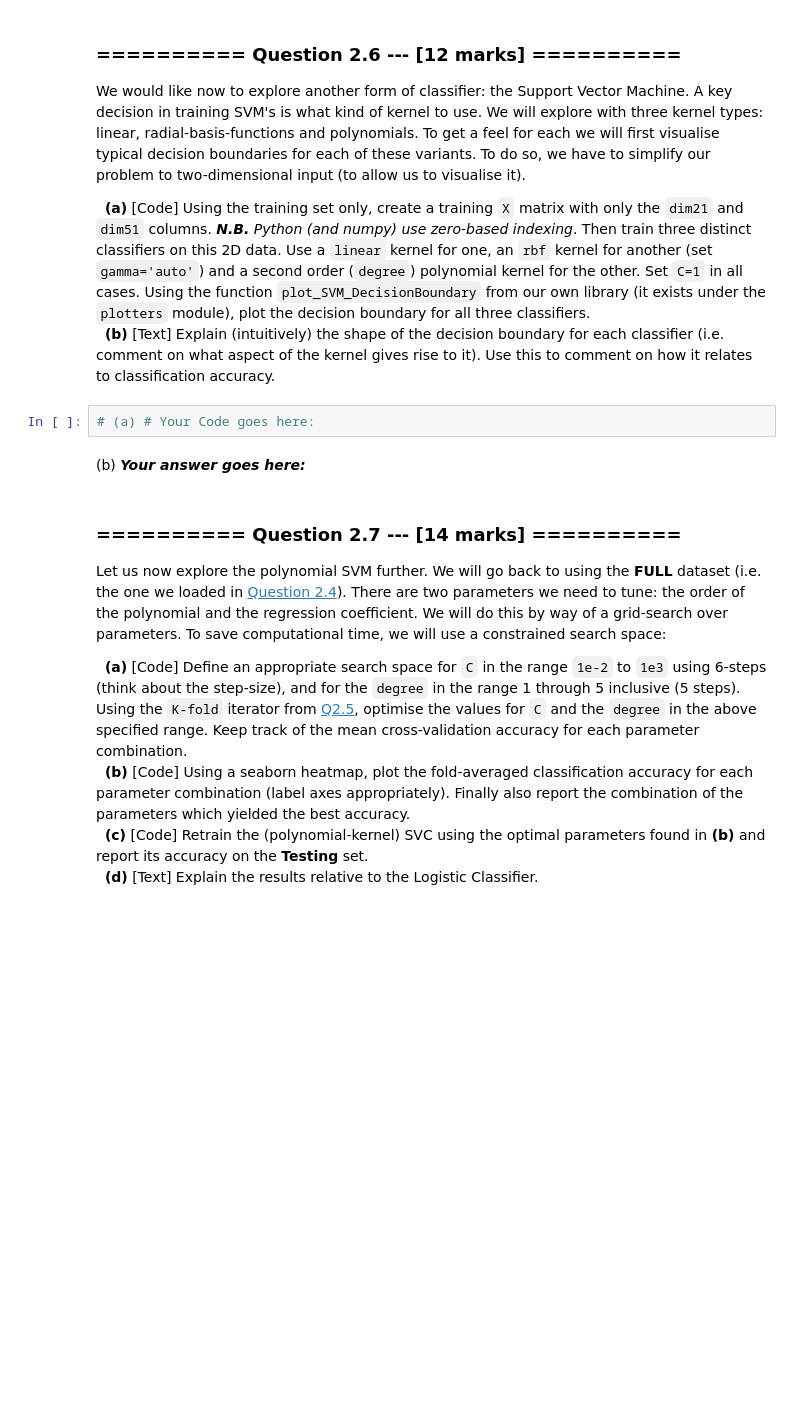
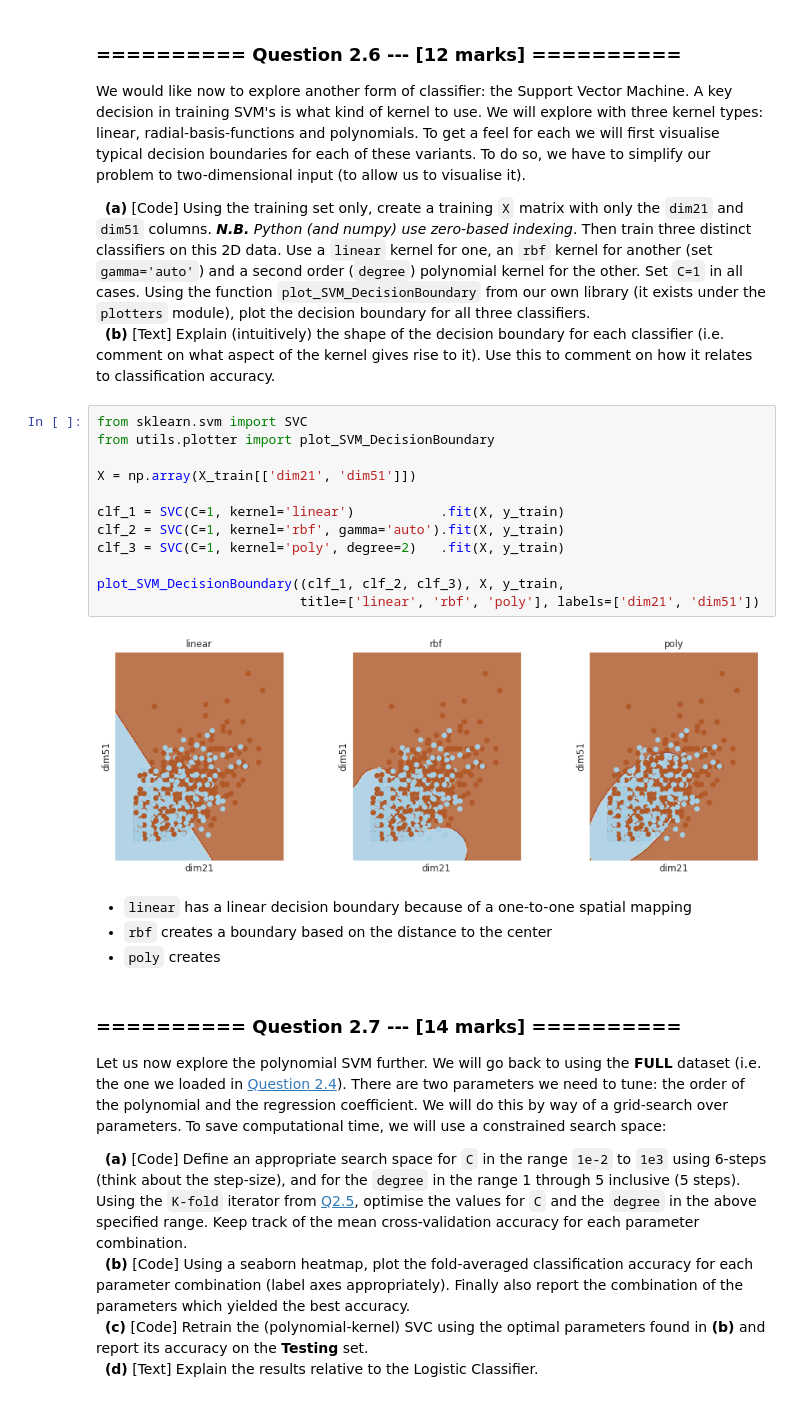
Before and after one commit to JMaio/iaml2018, a Jupyter notebook: Assignments/03_A_ObjectRecognition.ipynb, the cells around one changed output. Drawn from its saved outputs; the diff is of its cells as text; blank space fills up the shorter version.

```diff
--- a/Assignments/03_A_ObjectRecognition.ipynb
+++ b/Assignments/03_A_ObjectRecognition.ipynb
@@ -381,10 +445,24 @@ We would like now to explore another form of classifier: the Support Vector Mach
 
 &nbsp;&nbsp;**(a)** [Code] Using the training set only, create a training `X` matrix with only the `dim21` and `dim51` columns. ***N.B.*** *Python (and numpy) use zero-based indexing*. Then train three distinct classifiers on this 2D data. Use a `linear` kernel for one, an `rbf` kernel for another (set `gamma='auto'`) and a second order (`degree`) polynomial kernel for the other. Set `C=1` in all cases. Using the function `plot_SVM_DecisionBoundary` from our own library (it exists under the `plotters` module), plot the decision boundary for all three classifiers.<br>
 &nbsp;&nbsp;**(b)** [Text] Explain (intuitively) the shape of the decision boundary for each classifier (i.e. comment on what aspect of the kernel gives rise to it). Use this to comment on how it relates to classification accuracy.
-# %%
-# (a) # Your Code goes here:
-# %% [markdown]
-(b) ***Your answer goes here:***
+# %%
+from sklearn.svm import SVC
+from utils.plotter import plot_SVM_DecisionBoundary
+
+X = np.array(X_train[['dim21', 'dim51']])
+
+clf_1 = SVC(C=1, kernel='linear')           .fit(X, y_train)
+clf_2 = SVC(C=1, kernel='rbf', gamma='auto').fit(X, y_train)
+clf_3 = SVC(C=1, kernel='poly', degree=2)   .fit(X, y_train)
+
+plot_SVM_DecisionBoundary((clf_1, clf_2, clf_3), X, y_train,
+                          title=['linear', 'rbf', 'poly'], labels=['dim21', 'dim51'])
+# %% [output]
+[figure, added]
+# %% [markdown]
+- `linear` has a linear decision boundary because of a one-to-one spatial mapping
+- `rbf` creates a boundary based on the distance to the center
+- `poly` creates
 # %% [markdown]
 ### ========== Question 2.7 --- [14 marks] ==========
 Let us now explore the polynomial SVM further. We will go back to using the **FULL** dataset (i.e. the one we loaded in [Question 2.4](#question2_4)). There are two parameters we need to tune: the order of the polynomial and the regression coefficient. We will do this by way of a grid-search over parameters. To save computational time, we will use a constrained search space:
```
Also changed, not shown: parts of 20 cells of this notebook.
